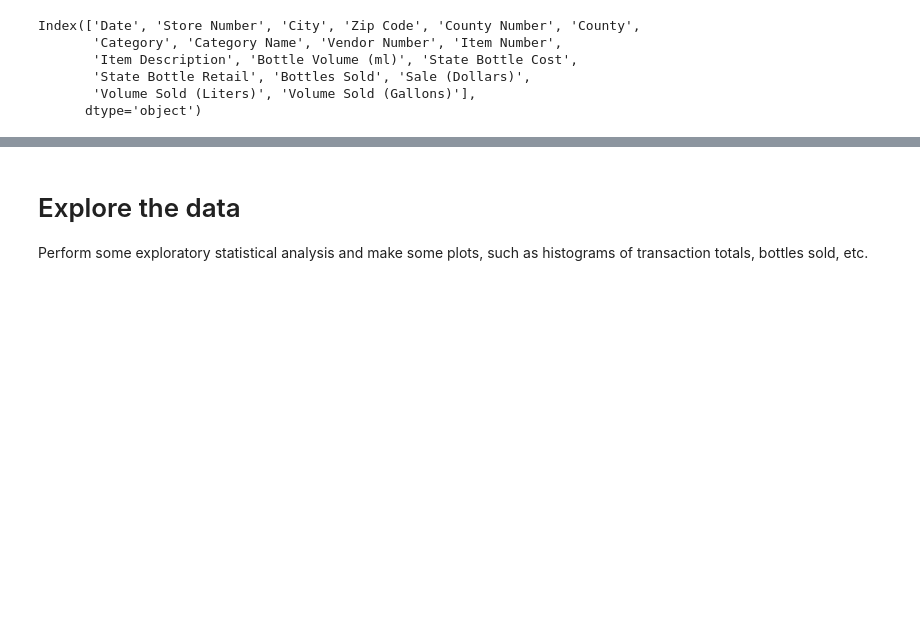
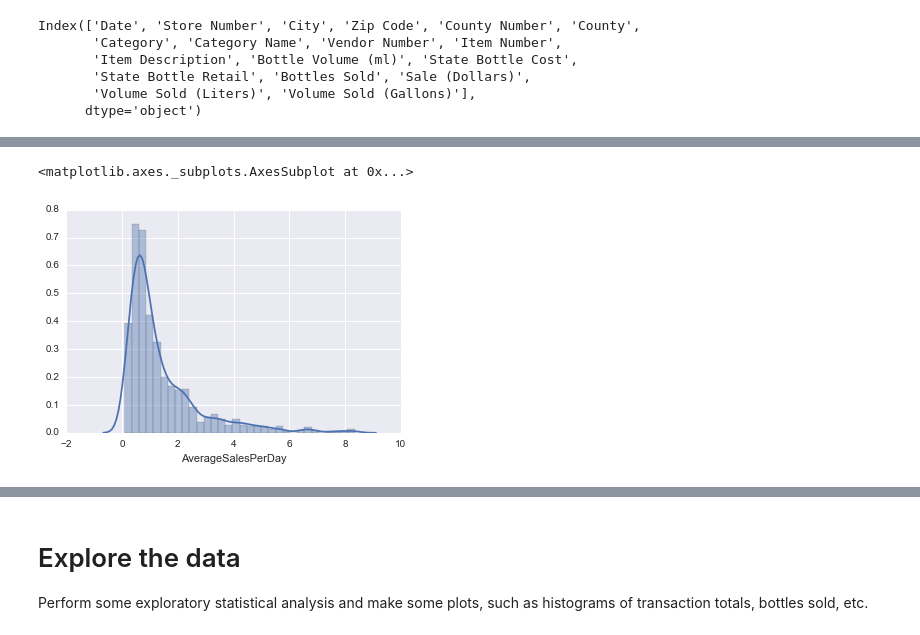
Before and after one commit to epkuznetsova/exercise-book, a Jupyter notebook: Project 3 Starter Code.ipynb, the cells around one changed output, grey strips where cells are left out. Drawn from its saved outputs; the diff is of its cells as text; code cells hidden in the pictures; blank space fills up the shorter version.

```diff
--- a/Project 3 Starter Code.ipynb
+++ b/Project 3 Starter Code.ipynb
@@ -155,0 +372,6 @@ result.describe()
+# %%
+
+seaborn.distplot(sales_per_store2015.AverageSalesPerDay)
+# %% [output]
+<matplotlib.axes._subplots.AxesSubplot at 0x...>
+[figure, added]
```
Also changed, not shown: parts of 46 cells of this notebook.
